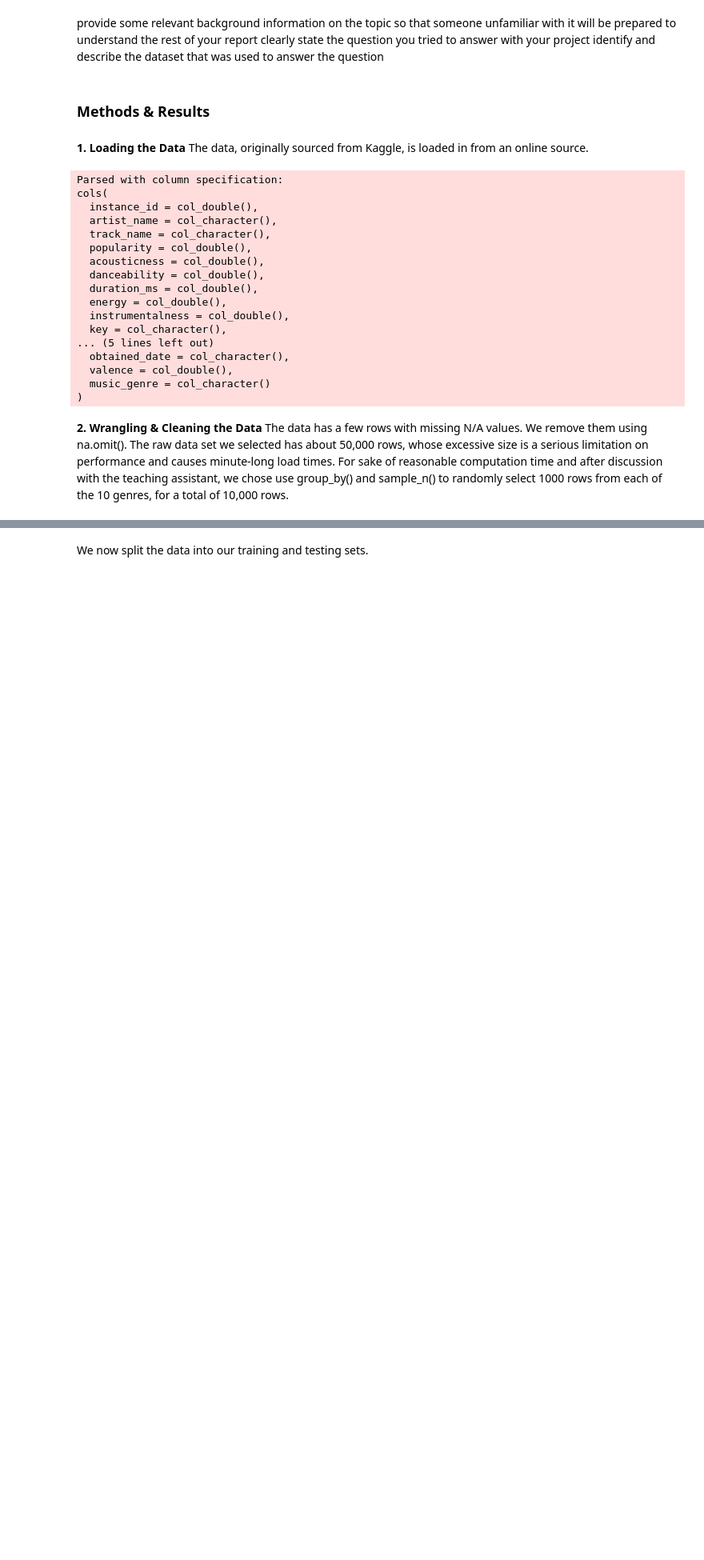
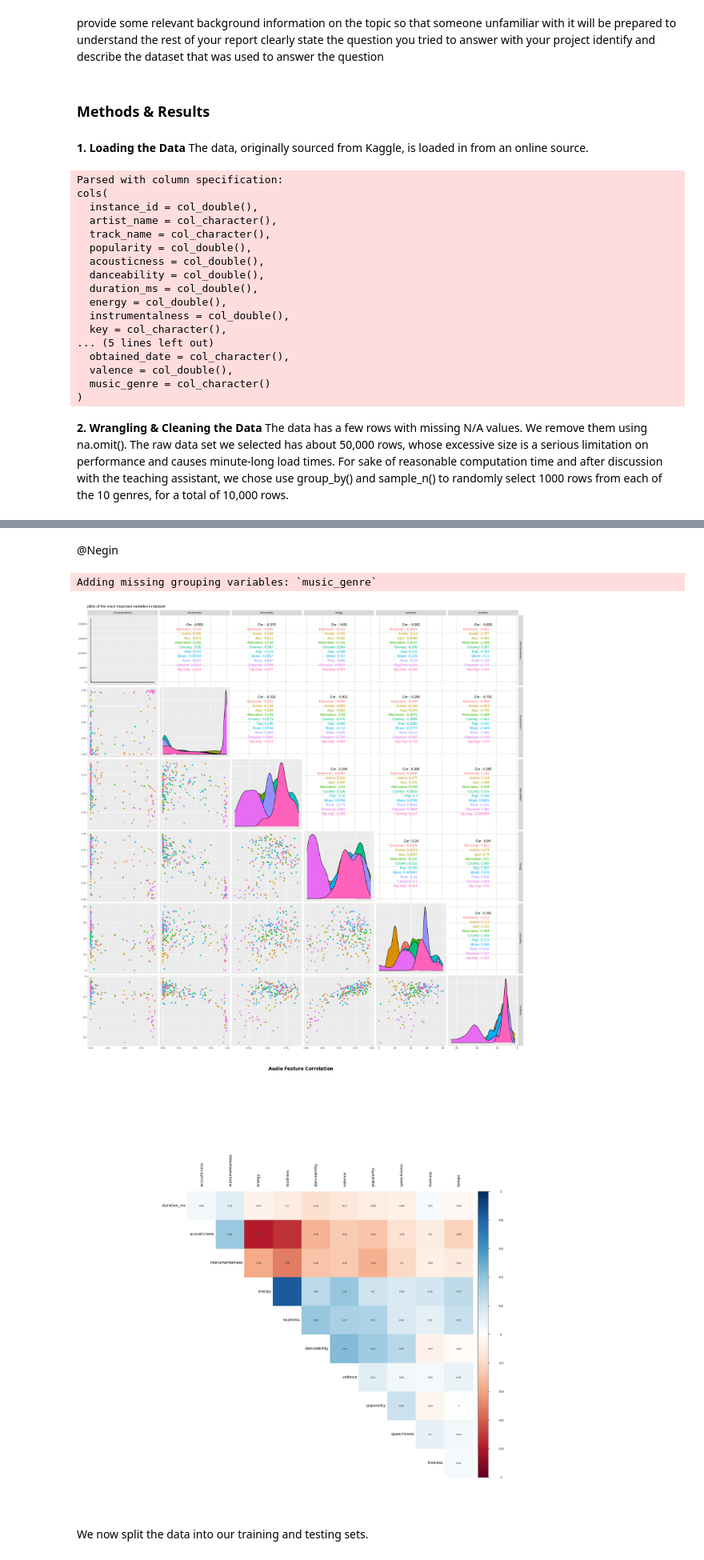
Before and after one commit to Lollipop-27/DCSI100-Project, a Jupyter notebook: Project.ipynb, the cells around one changed output, grey strips where cells are left out. Shown at 80% size. Cells and saved outputs as stored; diff of their text form; code cells hidden in the pictures; blank space fills up the shorter version.

Commit message:
finished the method and result section

```diff
--- a/Project.ipynb
+++ b/Project.ipynb
@@ -74,3 +165,45 @@ A grouped_df: 10000 × 13
+# %% [markdown]
+@Negin
+# %%
+#finding the most important variables to distinguish music genre
+rrfMod <- train(music_genre ~ popularity+acousticness + danceability + duration_ms+
+                  energy + instrumentalness + liveness + loudness +
+                  speechiness +tempo +valence , data=data, method="rpart")
+rrfImp <- varImp(rrfMod)
+
+#use a sample of n=20 from each group to plot
+samples <- data %>%
+  group_by(music_genre) %>%
+  slice_sample(n=20) %>%
+  select(instrumentalness, acousticness,danceability,energy,popularity, loudness)
+#plots of each 2 variables from rrfImp
+options(repr.plot.height = 20, repr.plot.width = 20)
+variables_plot <- ggpairs(samples, columns = 2:7, ggplot2::aes(colour = music_genre)) +
+  ggtitle("plots of the most important variables in dataset") +
+  theme(text = element_text(size =10))
+variables_plot
+#So we should remove one of energy or loudness, based on density, we remove loudness
+data %>%
+  select(popularity,acousticness ,danceability , duration_ms,
+           energy , instrumentalness , liveness , loudness ,
+           speechiness ,tempo ,valence) %>%
+  scale() %>%
+  cor() %>%
+  corrplot::corrplot(method = 'color',
+                     order = 'hclust',
+                     type = 'upper',
+                     diag = FALSE,
+                     tl.col = 'black',
+                     addCoef.col = "grey30",
+                     number.cex = 0.6,
+
+                     main = 'Audio Feature Correlation',
+                     mar = c(2,2,2,2),
+                     family = 'Avenir')
+# %% [output]
+Adding missing grouping variables: `music_genre`
+[figure, added]
+[figure, added]
 # %% [markdown]
 We now split the data into our training and testing sets.
 # %%
```
Also changed, not shown: parts of 21 cells of this notebook.
